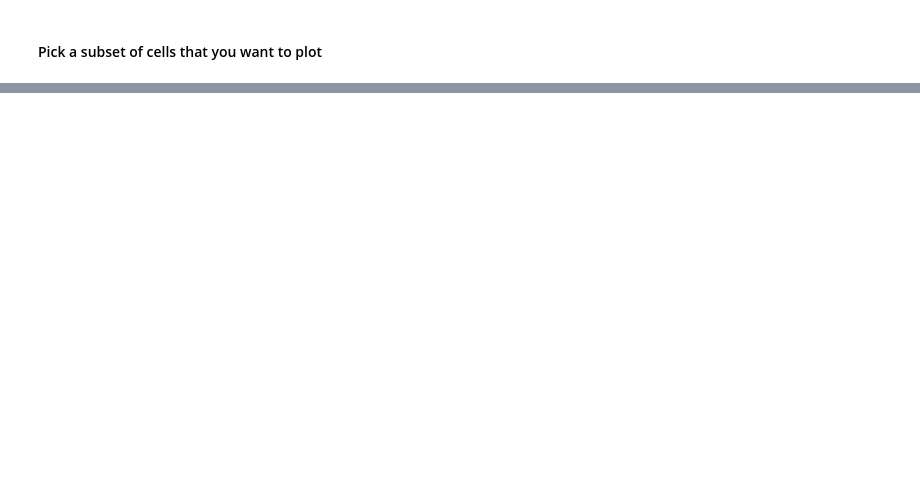
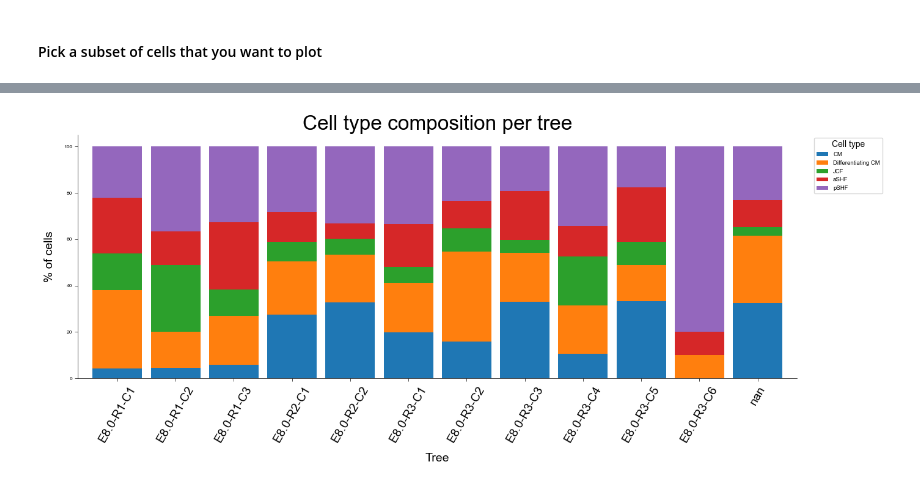
Before and after one commit to Oiya861028/Lineage_Tree_Construction, a Jupyter notebook: Moslin/Cardiac_Analysis/Plotting/cardiac_specific_celltype_tree_plot.ipynb, the cells around one changed output, grey strips where cells are left out. Drawn from its saved outputs; the diff is of its cells as text; code cells hidden in the pictures; blank space fills up the shorter version.

```diff
--- a/Moslin/Cardiac_Analysis/Plotting/cardiac_specific_celltype_tree_plot.ipynb
+++ b/Moslin/Cardiac_Analysis/Plotting/cardiac_specific_celltype_tree_plot.ipynb
@@ -59,2 +72,0 @@ Changing the name of the celltype in your subset if desired
-# %%
-adata.obs["Cardiac_cell_types"] = adata.obs['Robin_Pijuan_celltypist_annotation'].map(Cardiac_cell_types_dict).astype("category")
@@ -74,22 +72,0 @@ plot_UMAP_custom(adata=adata,
-# %%
-cardiac_cell_type_colors = adata.uns.get("Cardiac_cell_types_colors", None)
-if cardiac_cell_type_colors is not None:
-    palette = {
-        "Juxtacardiac field": cardiac_cell_type_colors[0],
-        "First heart field": cardiac_cell_type_colors[1],
-        "Second heart field": cardiac_cell_type_colors[2],
-        "anterior second heart field": cardiac_cell_type_colors[3],
-    }
-    palette["mixed"] = (0.6, 0.6, 0.6, 1.0)
-    palette["nan"] = "gray"
-else:
-    palette = {
-        "Juxtacardiac field": "#1f77b4",
-        "First heart field": "#ff7f0e",
-        "Second heart field": "#2ca02c",
-        "anterior SHF": "#d62728",
-        "mixed": (0.6, 0.6, 0.6, 1.0),
-        "nan": "gray",
-    }
-
-palette
@@ -235,2 +72,0 @@ def calculate_ancestor_per_cluster(clone_tdata, clone_key, palette, n_cluster=5,
-# %%
-adata.obs['tree'] = adata.obs['tree'].astype(str)
@@ -256,0 +410,3 @@ adata[adata.obs['tree'] == "E8.5-R3-C3"]
+# %%
+ct = pd.crosstab(adata.obs['tree'], adata.obs['cardiac_labels'], normalize='index') * 100
+ct.round(1)
@@ -256,0 +428,14 @@ adata[adata.obs['tree'] == "E8.5-R3-C3"]
+# %%
+palette = get_color_palette(adata, color_key='cardiac_labels')
+colors = [palette.get(ct, "gray") for ct in ct.columns]
+
+ax = ct.plot(kind='bar', stacked=True, figsize=(14, 6), color=colors, width=0.85)
+ax.set_ylabel("% of cells", size = 14)
+ax.set_xlabel("Tree", size = 14)
+ax.set_xticklabels(ax.get_xticklabels(), rotation=60, ha='center', fontsize=14)
+ax.set_title("Cell type composition per tree", size = 24)
+ax.legend(title="Cell type", bbox_to_anchor=(1.02, 1), loc='upper left')
+plt.tight_layout()
+plt.savefig(output_path_plot + "cardiac_celltype_composition_per_tree.svg", bbox_inches='tight')
+# %% [output]
+[figure, added]
```
Also changed, not shown: parts of 31 cells of this notebook, 2 other files.
